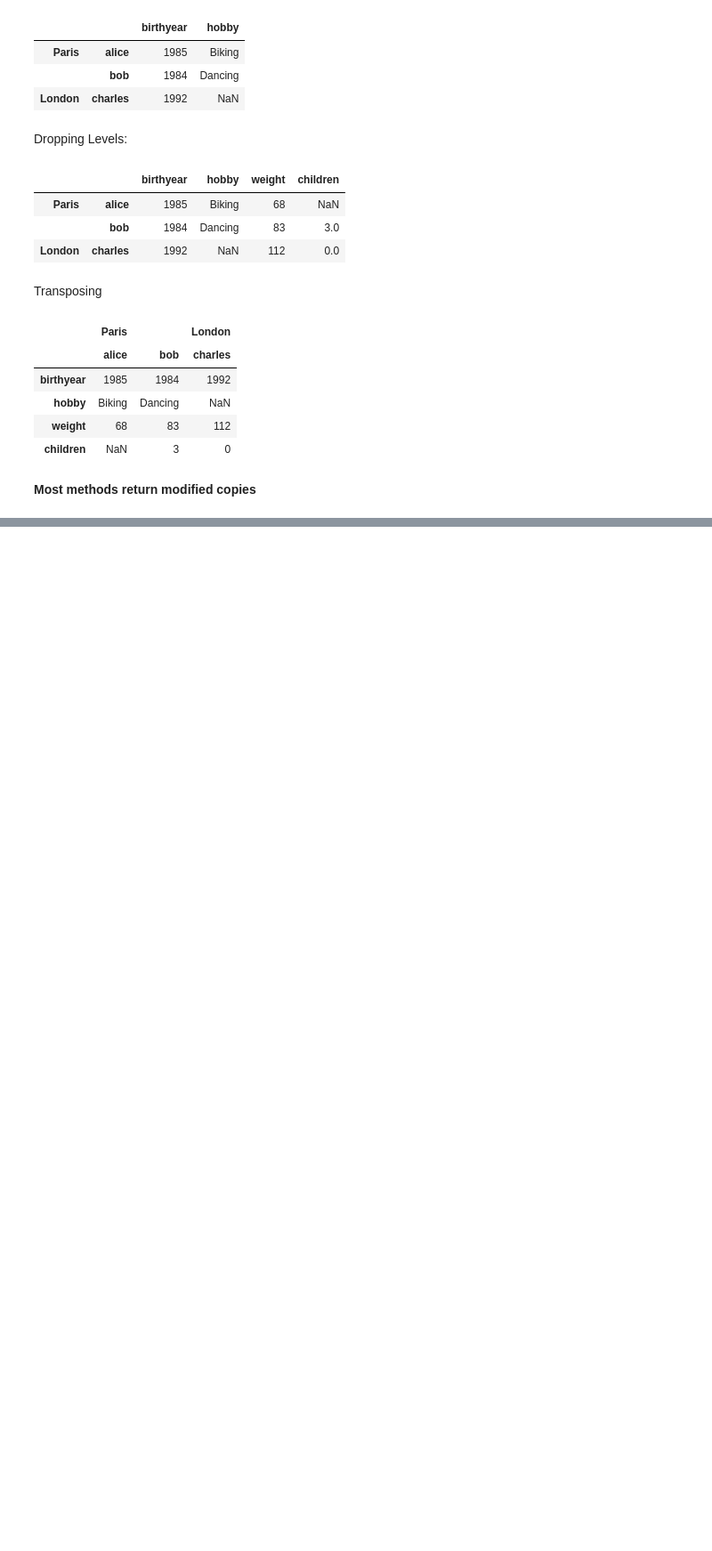
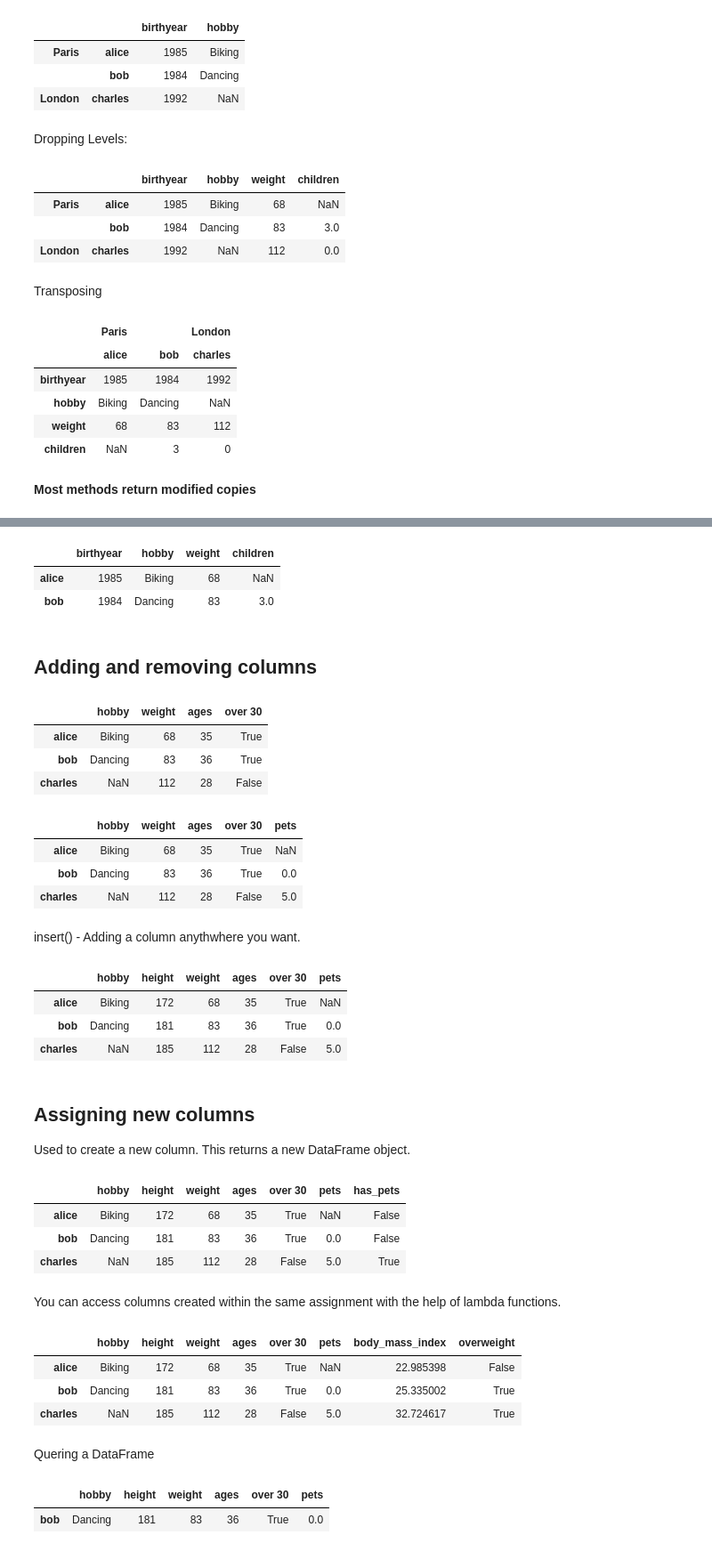
Before and after one commit to nagendraputhane/NumPy-Pandas, a Jupyter notebook: pandas.ipynb, the cells around one changed output, grey strips where cells are left out. Shown: that part at 89% size. Saved outputs shown, nothing was run; the diff lists cells and outputs as text; code cells hidden in the pictures; blank space fills up the shorter version.

```diff
--- a/pandas.ipynb
+++ b/pandas.ipynb
@@ -369,0 +397,67 @@ d6
+# %%
+people[people["birthyear"] < 1990]
+# %% [output]
+|  | birthyear | hobby | weight | children |
+| alice | 1985 | Biking | 68 | NaN |
+| bob | 1984 | Dancing | 83 | 3.0 |
+# %% [markdown]
+## Adding and removing columns
+# %%
+people["ages"] = 2020 - people["birthyear"]
+people["over 30"] = people["ages"] > 30
+birthyears = people.pop("birthyear")
+del people["children"]
+people
+# %% [output]
+|  | hobby | weight | ages | over 30 |
+| alice | Biking | 68 | 35 | True |
+| bob | Dancing | 83 | 36 | True |
+| charles | NaN | 112 | 28 | False |
+# %%
+people["pets"] = pd.Series({"bob":0, "charles":5, "eugene":1})
+people #when adding new column, missing rows are filled with NaN, and extra rows are ignored
+# %% [output]
+|  | hobby | weight | ages | over 30 | pets |
+| alice | Biking | 68 | 35 | True | NaN |
+| bob | Dancing | 83 | 36 | True | 0.0 |
+| charles | NaN | 112 | 28 | False | 5.0 |
+# %% [markdown]
+insert() - Adding a column anythwhere you want.
+# %%
+people.insert(1, "height", [172, 181, 185])
+people
+# %% [output]
+|  | hobby | height | weight | ages | over 30 | pets |
+| alice | Biking | 172 | 68 | 35 | True | NaN |
+| bob | Dancing | 181 | 83 | 36 | True | 0.0 |
+| charles | NaN | 185 | 112 | 28 | False | 5.0 |
+# %% [markdown]
+## Assigning new columns
+Used to create a new column. This returns a new DataFrame object.
+# %%
+people.assign(
+    has_pets = people["pets"] > 0
+)
+# %% [output]
+|  | hobby | height | weight | ages | over 30 | pets | has_pets |
+| alice | Biking | 172 | 68 | 35 | True | NaN | False |
+| bob | Dancing | 181 | 83 | 36 | True | 0.0 | False |
+| charles | NaN | 185 | 112 | 28 | False | 5.0 | True |
+# %% [markdown]
+You can access columns created within the same assignment with the help of lambda functions.
+# %%
+(people.assign(
+    body_mass_index = lambda df: df["weight"] / (df["height"] / 100) ** 2).assign(
+        overweight = lambda df: df["body_mass_index"] > 25))
+# %% [output]
+|  | hobby | height | weight | ages | over 30 | pets | body_mass_index | overweight |
+| alice | Biking | 172 | 68 | 35 | True | NaN | 22.985398 | False |
+| bob | Dancing | 181 | 83 | 36 | True | 0.0 | 25.335002 | True |
+| charles | NaN | 185 | 112 | 28 | False | 5.0 | 32.724617 | True |
+# %% [markdown]
+Quering a DataFrame
+# %%
+people.query("ages > 30 and pets == 0")
+# %% [output]
+|  | hobby | height | weight | ages | over 30 | pets |
+| bob | Dancing | 181 | 83 | 36 | True | 0.0 |
```
Also changed, not shown: parts of 14 cells of this notebook.
